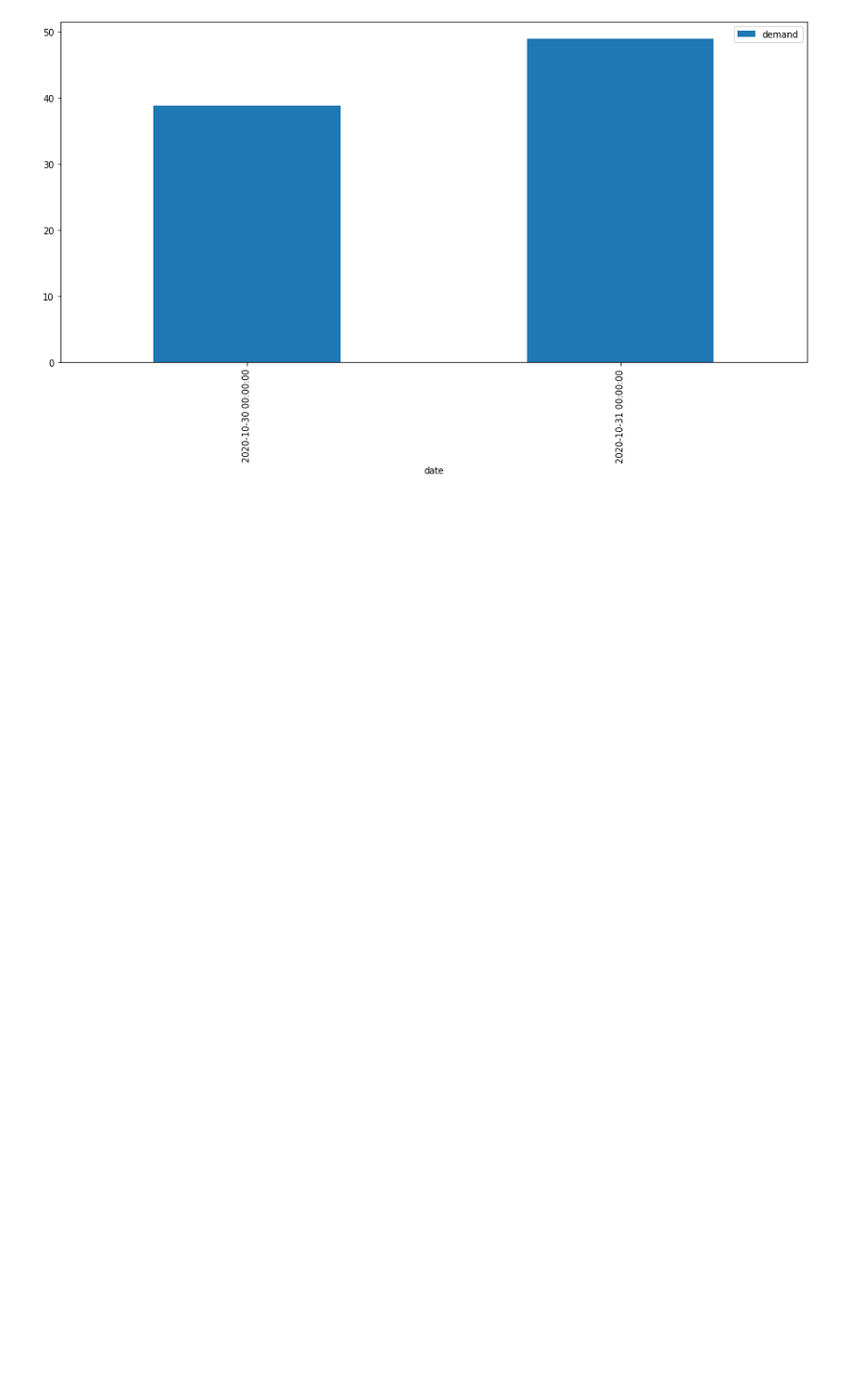
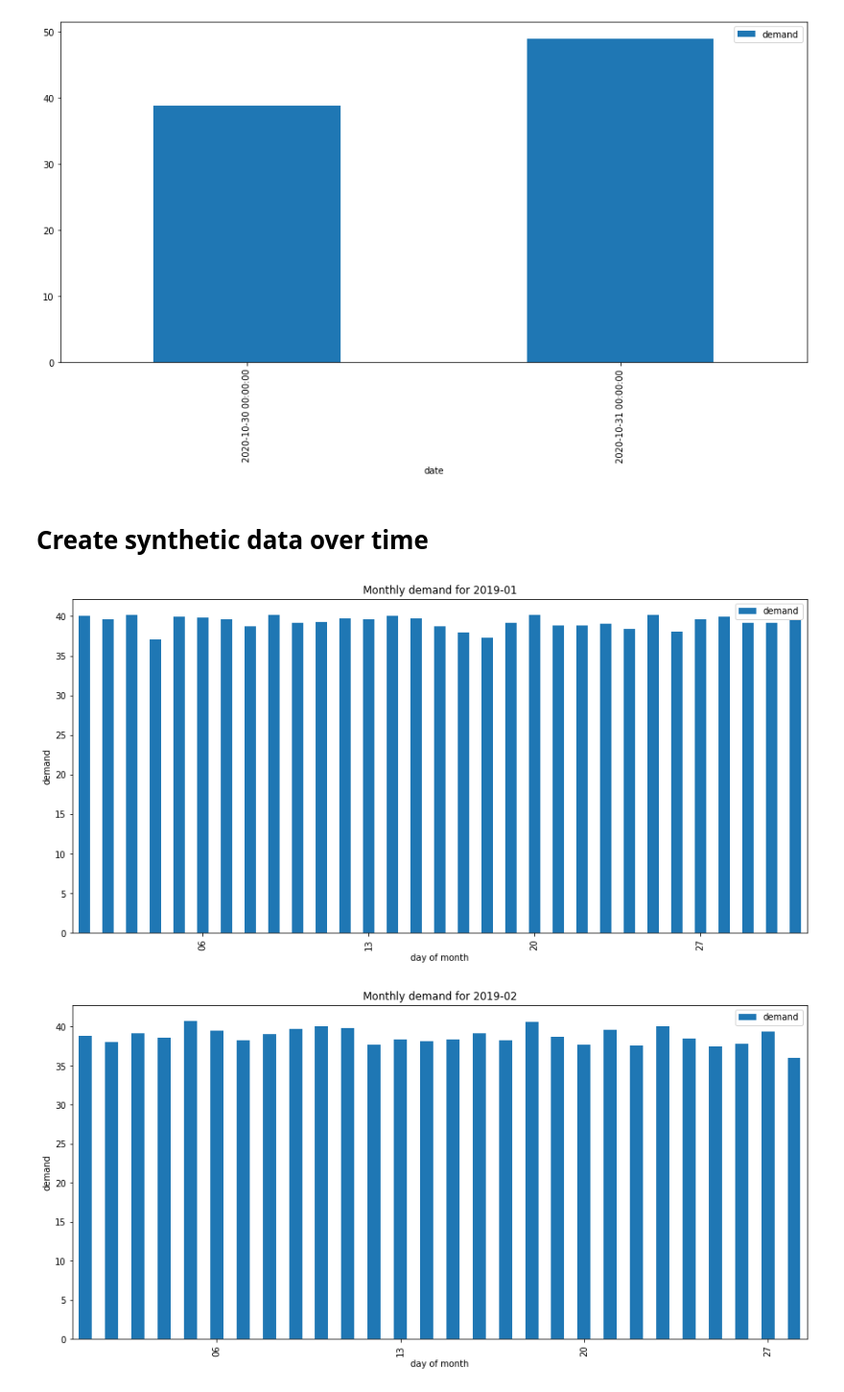
Before and after one commit to cchalc/forjuliana, a Jupyter notebook: demand.ipynb, the cells around one changed output. Shown: that part at 96% size. Saved outputs shown, nothing was run; the diff lists cells and outputs as text; code cells hidden in the pictures; blank space fills up the shorter version.

Commit message:
added synthetic data

```diff
--- a/demand.ipynb
+++ b/demand.ipynb
@@ -10,6 +15,6 @@ import matplotlib.dates as mdates # alias for date formatting
 # %%
 # Data
-dataPath = '../data' # set data path
+dataPath = './' # set data path
 df = pd.read_csv(os.path.join(dataPath, 'data.csv')) # read in data
 df['date'] = pd.to_datetime(df['date']) # convert column to datetime
 df.set_index('date', inplace=True) # set date as the index
@@ -27,3 +32,38 @@ df_avg.plot(ax=ax, kind='bar')
 # %% [output]
 <AxesSubplot:xlabel='date'>
 [figure]
+# %% [markdown]
+# Create synthetic data over time
+# %%
+# This extracts the data as an array, creates a sythetic interval, samples the data based on provided data, and creates a new time series
+data = df['demand'].values
+interval = pd.date_range('2018-11-01', '2020-10-30', freq='15min')
+synthetic_data = np.random.choice(data, len(interval))
+ts = pd.DataFrame({'demand': synthetic_data}, index=interval)
+ts.index.name = 'date'
+# %%
+# do analysis
+ts_daily = ts.resample('D').mean()
+days = ts_daily.index.strftime("%Y-%m-%d")
+
+ts_monthly = ts.resample('M').mean()
+months = ts_monthly.index.strftime("%Y-%m")
+# %%
+for month in months[2:5]:
+    fig, ax = plt.subplots(figsize=(15,7))
+    ts_daily[month].plot(ax=ax, kind='bar')
+
+    # display
+    plt.title("Monthly demand for {}".format(month))
+    plt.xlabel("day of month")
+    plt.ylabel('demand')
+
+    # #set ticks every week
+    ax.xaxis.set_major_locator(mdates.WeekdayLocator())
+    #set major ticks format
+    ax.xaxis.set_major_formatter(mdates.DateFormatter('%d'))
+
+    plt.show()
+# %% [output]
+[figure, added]
+[figure, added]
```
Also changed, not shown: parts of 2 cells of this notebook.
